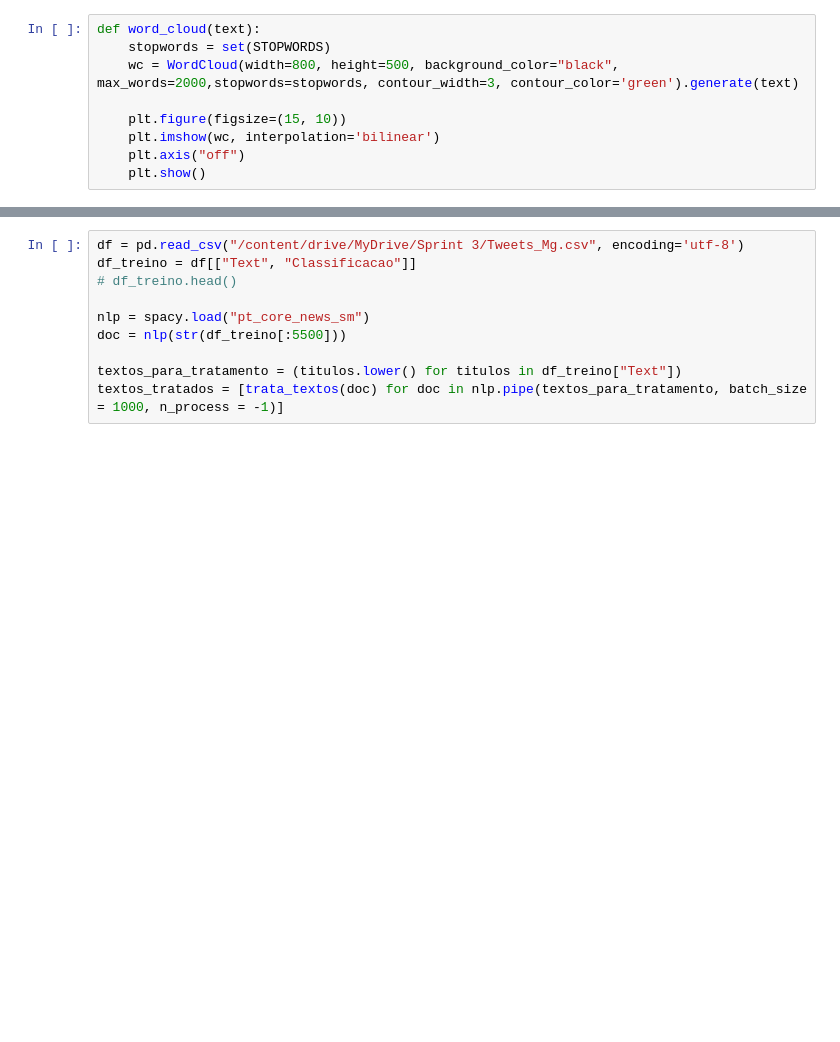
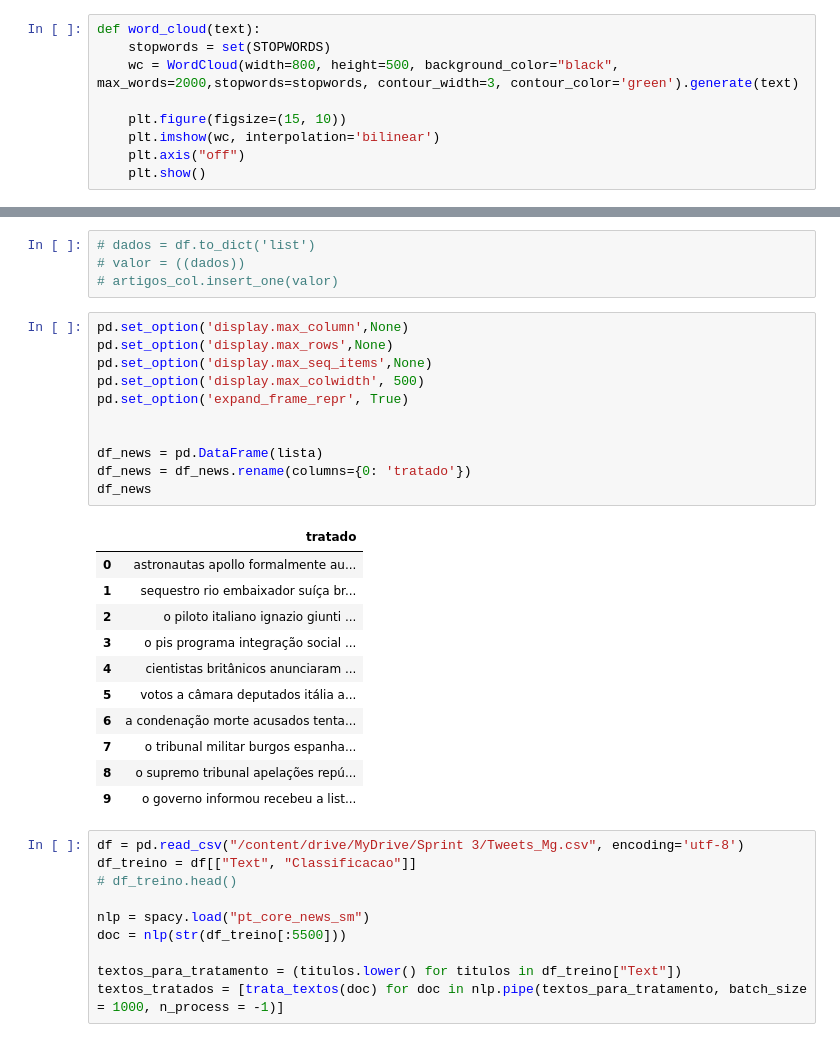
Before and after one commit to azraelgarden/avaliacao-sprint-3, a Jupyter notebook: Avaliação 3/Avaliação 3.ipynb, the cells around one changed output, grey strips where cells are left out. Drawn from its saved outputs; the diff is of its cells as text; blank space fills up the shorter version.

```diff
--- a/Avaliação 3/Avaliação 3.ipynb
+++ b/Avaliação 3/Avaliação 3.ipynb
@@ -96,3 +202,30 @@ def word_cloud(text):
+# %%
+# dados = df.to_dict('list')
+# valor = ((dados))
+# artigos_col.insert_one(valor)
+# %%
+pd.set_option('display.max_column',None)
+pd.set_option('display.max_rows',None)
+pd.set_option('display.max_seq_items',None)
+pd.set_option('display.max_colwidth', 500)
+pd.set_option('expand_frame_repr', True)
+
+
+df_news = pd.DataFrame(lista)
+df_news = df_news.rename(columns={0: 'tratado'})
+df_news
+# %% [output]
+|  | tratado |
+| 0 | astronautas apollo formalmente au... |
+| 1 | sequestro rio embaixador suíça br... |
+| 2 | o piloto italiano ignazio giunti ... |
+| 3 | o pis programa integração social ... |
+| 4 | cientistas britânicos anunciaram ... |
+| 5 | votos a câmara deputados itália a... |
+| 6 | a condenação morte acusados tenta... |
+| 7 | o tribunal militar burgos espanha... |
+| 8 | o supremo tribunal apelações repú... |
+| 9 | o governo informou recebeu a list... |
 # %%
 df = pd.read_csv("/content/drive/MyDrive/Sprint 3/Tweets_Mg.csv", encoding='utf-8')
 df_treino = df[["Text", "Classificacao"]]
```
Also changed, not shown: parts of 26 cells of this notebook.
